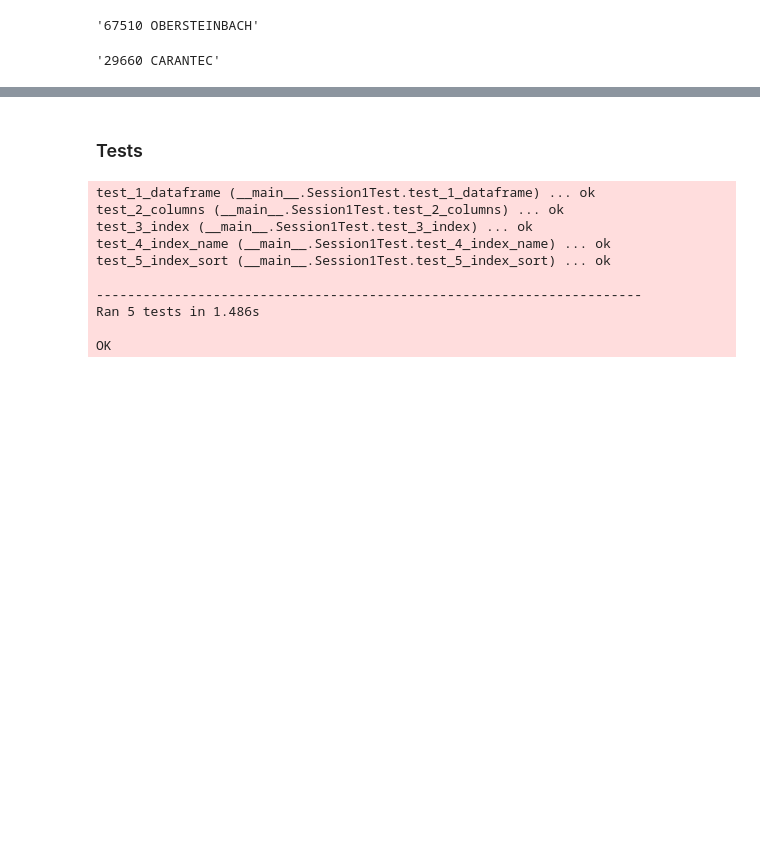
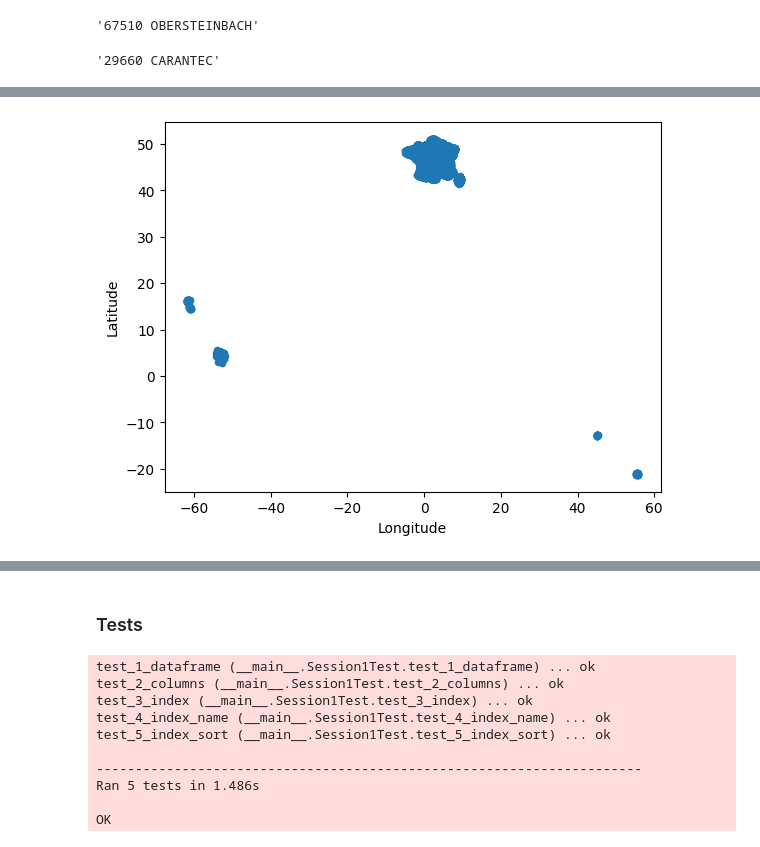
Before and after one commit to fran6w/TIDE, a Jupyter notebook: 01_TIDE_session.ipynb, the cells around one changed output, grey strips where cells are left out. Drawn from its saved outputs; the diff is of its cells as text; code cells hidden in the pictures; blank space fills up the shorter version.

```diff
--- a/01_TIDE_session.ipynb
+++ b/01_TIDE_session.ipynb
@@ -530,0 +704,4 @@ ville2(gps2dec(48, 40, 7), -gps2dec(3, 54, 45))
+# %%
+df.plot.scatter(x="Longitude",y="Latitude");
+# %% [output]
+[figure, added]
```
Also changed, not shown: parts of 23 cells of this notebook.
